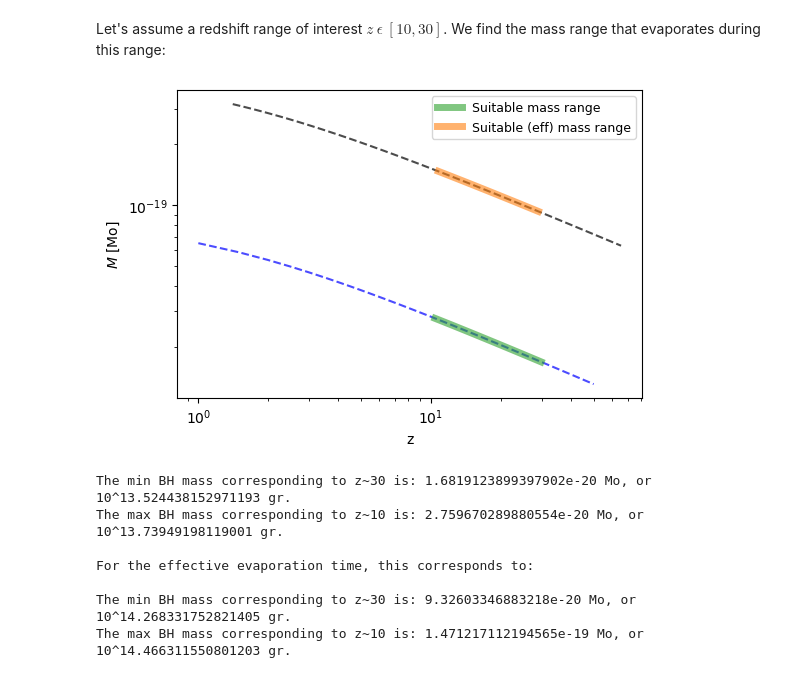
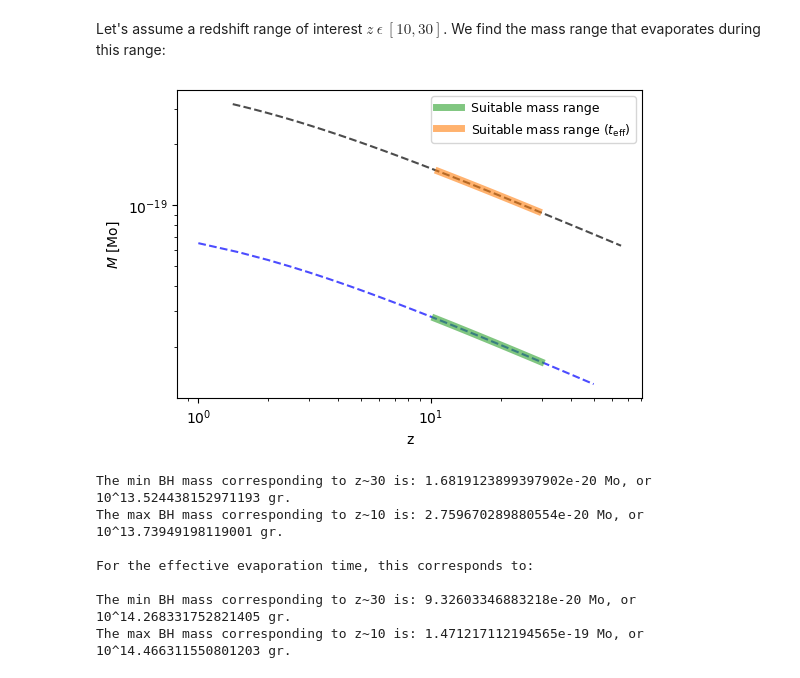
Before and after one commit to MariosNT/DCBHs_HR_PBHs, a Jupyter notebook: BlackHoleSpectrum.ipynb, the cells around one changed output. Drawn from its saved outputs; the diff is of its cells as text; code cells hidden in the pictures.

```diff
--- a/BlackHoleSpectrum.ipynb
+++ b/BlackHoleSpectrum.ipynb
@@ -508,24 +517,24 @@ z_eff_range = z_at_value(cosmo.age, t_eff_full[t_eff_bool] * u.Gyr, zmin=0, zmax
 # %%
 fig = plt.figure(figsize = (6, 4))
 ax1 = fig.add_subplot(1, 1, 1)
 
 
 ax1.loglog(z_full, masses_full, c='blue', ls='--', alpha=0.7)
 ax1.loglog(z_full[z_range_bool], masses_full[z_range_bool], ls='-',\
            c='tab:green', lw=5, alpha=0.6, label = 'Suitable mass range')
 
 ax1.loglog(z_eff_full, masses_eff_full, c='black', ls='--', alpha=0.7)
 ax1.loglog(z_eff_range, masses_eff_full[t_eff_bool], ls='-',\
-           c='tab:orange', lw=5, alpha=0.6, label = 'Suitable (eff) mass range')
+           c='tab:orange', lw=5, alpha=0.6, label = r'Suitable mass range ($t_{\rm eff}$)')
 
 ax1.set_ylabel('$M$ [Mo]')
 ax1.set_xlabel('z')
 ax1.legend(fontsize = 9)
 
 
 plt.show()
 # %% [output]
-[figure, old version]
+[figure, new version]
 # %%
 mass_range = masses_full[z_range_bool]
 mass_low = np.min(mass_range)
```
Also changed, not shown: parts of 13 cells of this notebook, 1 other file.
